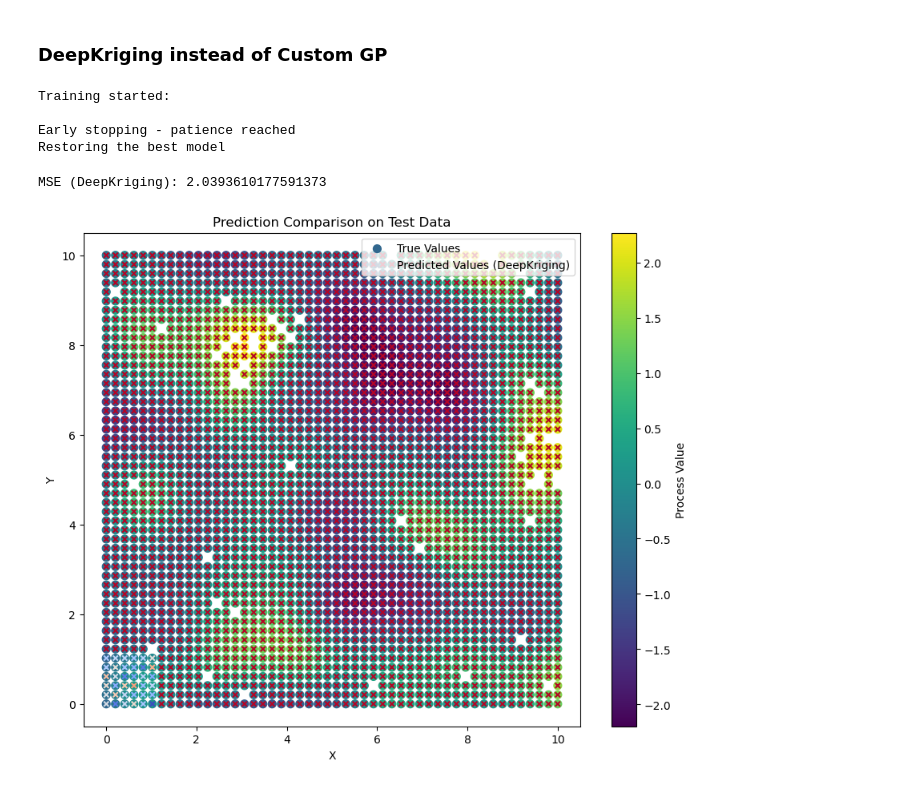
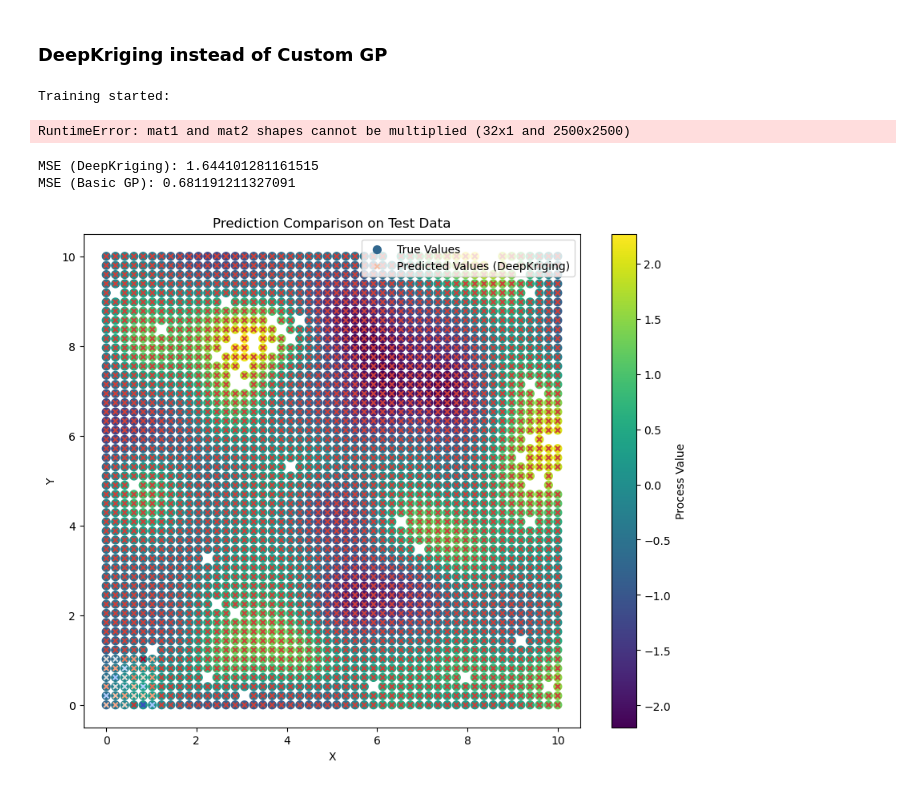
Before and after one commit to elliekkim/deep_ps, a Jupyter notebook: ps_synthetic_DK.ipynb, the cells around one changed output. Cells and saved outputs as stored; diff of their text form; code cells hidden in the pictures.

Commit message:
Update DeepKriging to use NewLoss

```diff
--- a/ps_synthetic_DK.ipynb
+++ b/ps_synthetic_DK.ipynb
@@ -122,15 +122,13 @@ deepkriging_model.to(device)
 
 # Define the Trainer
 optim_params = {'lr': 0.01}
-trainer = Trainer(deepkriging_model, train_loader, val_loader, 'adam', optim_params, loss_fn=MSELoss(), device=device, epochs=100, patience=10)
+trainer = Trainer(deepkriging_model, train_loader, val_loader, 'adam', optim_params, loss_fn=NewLoss(X_train, X_test, y_train), device=device, epochs=100, patience=10)
 
 # Train the model
 trainer.train()
 # %% [output]
 Training started:
-
-Early stopping - patience reached
-Restoring the best model
+RuntimeError: mat1 and mat2 shapes cannot be multiplied (32x1 and 2500x2500)
 # %%
 # Fit and predict with basic GP (no preferential sampling adjustment)
 
@@ -142,31 +140,34 @@ y_pred_basic, y_std_basic = basic_gp.predict(X_test, return_std=True)
 # %%
 # Predict with the trained model
 def predict_with_deepkriging(model, data_loader):
     model.eval()
     predictions = []
     with torch.no_grad():
         for batch in data_loader:
             s_batch = batch[0].to(device)  # Spatial coordinates are in batch[0]
             preds = model(s=s_batch).cpu().numpy()  # Only pass s_batch since input_dim=0
             predictions.append(preds)
     return np.concatenate(predictions)
 
 y_pred_deepkriging = predict_with_deepkriging(deepkriging_model, val_loader)
 
 # Calculate MSE for DeepKriging model
 mse_deepkriging = mean_squared_error(y_test, y_pred_deepkriging)
 print(f'MSE (DeepKriging): {mse_deepkriging}')
+mse_basic_gp = mean_squared_error(y_test, y_pred_basic)
+print(f'MSE (Basic GP): {mse_basic_gp}')
 
 # Visualization of results
 plt.figure(figsize=(10, 8))
 scatter = plt.scatter(X_test[:, 0], X_test[:, 1], c=y_test, cmap='viridis', s=50, label='True Values')
 plt.scatter(X_test[:, 0], X_test[:, 1], c=y_pred_deepkriging, cmap='coolwarm', s=20, marker='x', label='Predicted Values (DeepKriging)')
 plt.colorbar(scatter, label='Process Value')
 plt.title("Prediction Comparison on Test Data")
 plt.xlabel("X")
 plt.ylabel("Y")
 plt.legend()
 plt.show()
 # %% [output]
-MSE (DeepKriging): 2.0393610177591373
+MSE (DeepKriging): 1.644101281161515
+MSE (Basic GP): 0.681191211327091
-[figure, old version]
+[figure, new version]
```
Also changed, not shown: 1 other file.
